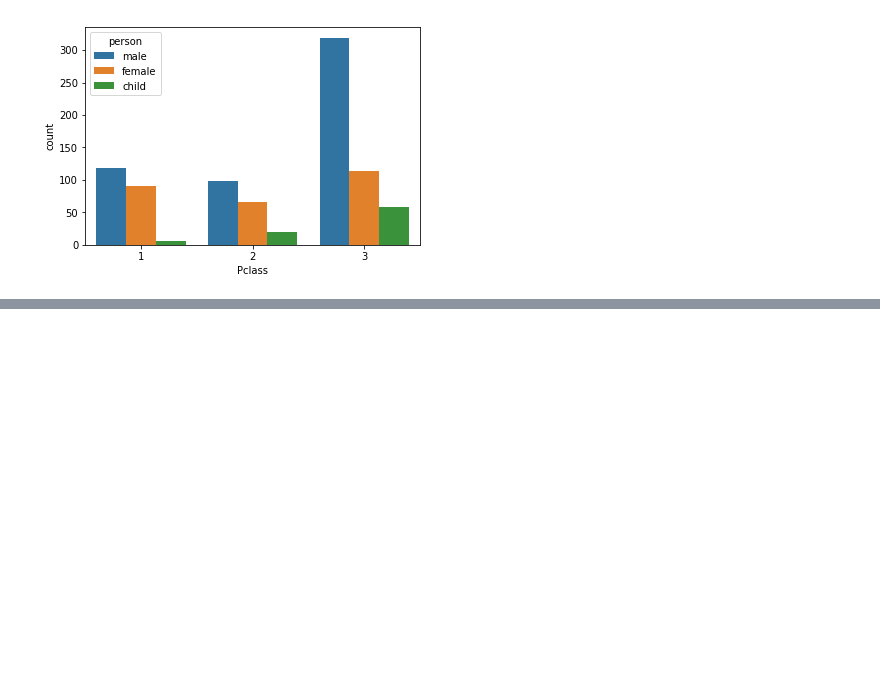
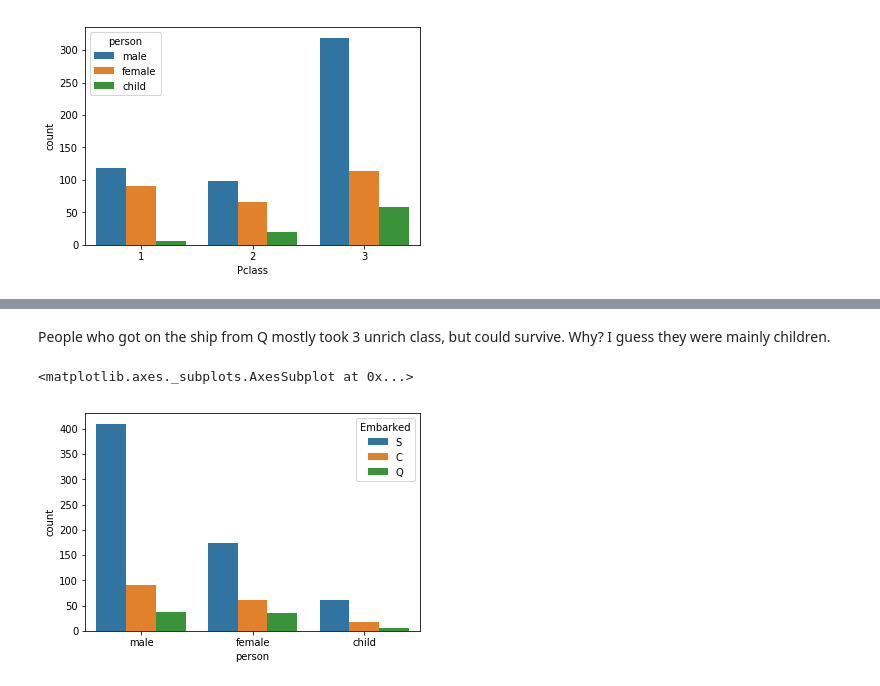
Before and after one commit to ymmy02/Udemy-Python-Data-Science, a Jupyter notebook: practice/Titanic_Practice.ipynb, the cells around one changed output, grey strips where cells are left out. Saved outputs shown, nothing was run; the diff lists cells and outputs as text; code cells hidden in the pictures; blank space fills up the shorter version.

```diff
--- a/practice/Titanic_Practice.ipynb
+++ b/practice/Titanic_Practice.ipynb
@@ -95,0 +121,8 @@ sns.countplot('Pclass', data=titanic_df, hue=titanic_df.person)
+# %% [markdown]
+People who got on the ship from Q mostly took 3 unrich class, but could survive. Why?
+I guess they were mainly children.
+# %%
+sns.countplot('person', hue='Embarked', data=titanic_df)
+# %% [output]
+<matplotlib.axes._subplots.AxesSubplot at 0x...>
+[figure, added]
```
Also changed, not shown: parts of 3 cells of this notebook, 2 other files.
